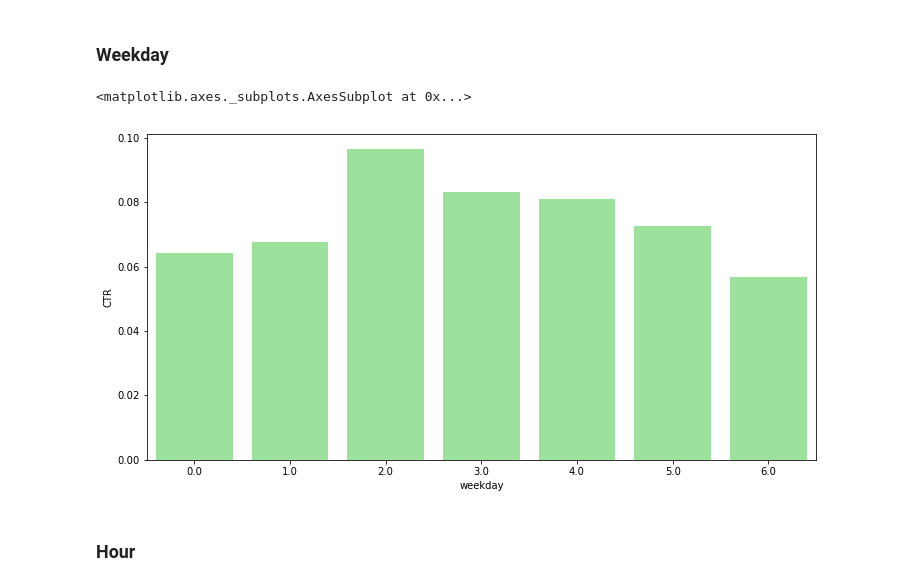
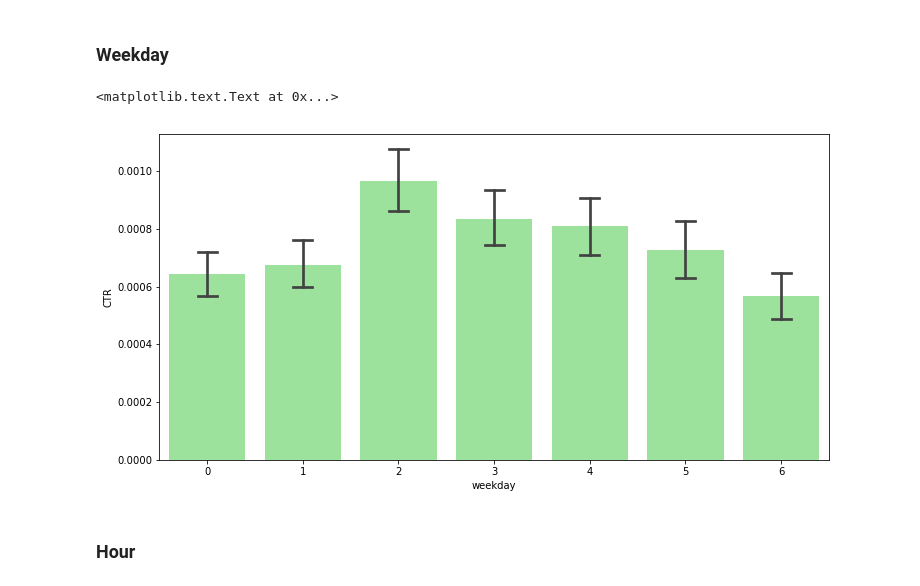
Before and after one commit to asfakianakis/COMPGW02_Web_Economics, a Jupyter notebook: Achilleas/Data Exploration.ipynb, the cells around one changed output. Cells and saved outputs as stored; diff of their text form; code cells hidden in the pictures.

```diff
--- a/Achilleas/Data Exploration.ipynb
+++ b/Achilleas/Data Exploration.ipynb
@@ -128,11 +124,15 @@ def Aggregated_CTR(df, by = "weekday"):
 # %% [markdown]
 ### Weekday
 # %%
-plt.figure(figsize = (12,6))
-sns.barplot(x = "weekday", y = "CTR", data = Aggregated_CTR(train, "weekday"), color = "lightgreen")
+# plt.figure(figsize = (12,6))
+# sns.barplot(x = "weekday", y = "CTR", data = Aggregated_CTR(train, "weekday"), color = "lightgreen")
-# %% [output]
-<matplotlib.axes._subplots.AxesSubplot at 0x...>
-[figure, removed]
+# %%
+plt.figure(figsize = (12,6))
+sns.barplot(x = "weekday", y = "click", data = train, color = "lightgreen", capsize = 0.2)
+plt.ylabel("CTR")
+# %% [output]
+<matplotlib.text.Text at 0x...>
+[figure, added]
 # %% [markdown]
 ### Hour
 # %%
```
Also changed, not shown: parts of 68 cells of this notebook.
